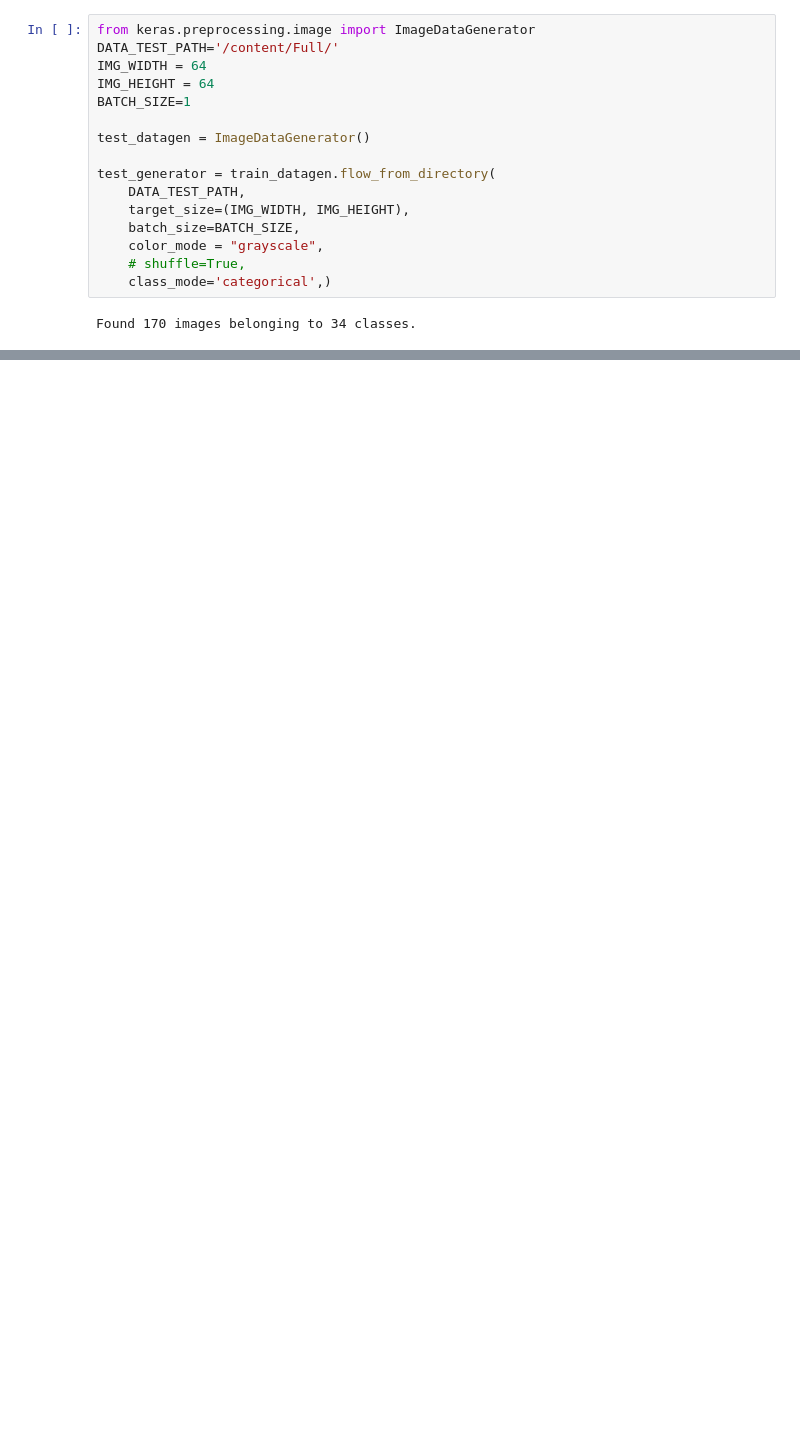
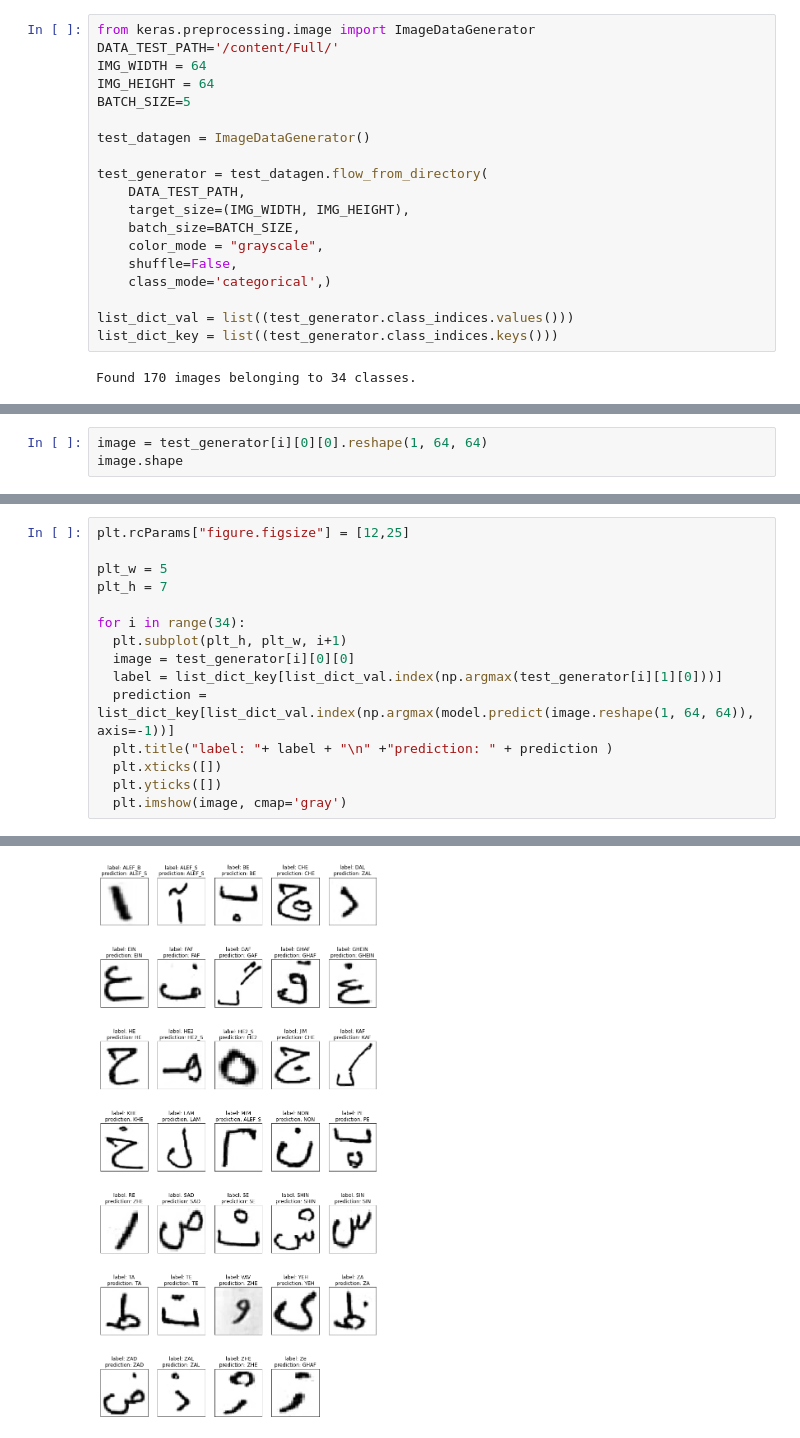
Before and after one commit to ali-f-alfa/Persian-Handwriting-Recognition, a Jupyter notebook: Persian_Handwriting_Character_Recognition_.ipynb, the cells around one changed output, grey strips where cells are left out. Drawn from its saved outputs; the diff is of its cells as text; blank space fills up the shorter version.

```diff
--- a/Persian_Handwriting_Character_Recognition_.ipynb
+++ b/Persian_Handwriting_Character_Recognition_.ipynb
@@ -1157,17 +1125,20 @@ from keras.preprocessing.image import ImageDataGenerator
 DATA_TEST_PATH='/content/Full/'
 IMG_WIDTH = 64
 IMG_HEIGHT = 64
-BATCH_SIZE=1
+BATCH_SIZE=5
 
 test_datagen = ImageDataGenerator()
 
-test_generator = train_datagen.flow_from_directory(
+test_generator = test_datagen.flow_from_directory(
     DATA_TEST_PATH,
     target_size=(IMG_WIDTH, IMG_HEIGHT),
     batch_size=BATCH_SIZE,
     color_mode = "grayscale",
-    # shuffle=True,
+    shuffle=False,
     class_mode='categorical',)
+
+list_dict_val = list((test_generator.class_indices.values()))
+list_dict_key = list((test_generator.class_indices.keys()))
 # %% [output]
 Found 170 images belonging to 34 classes.
 # %%
@@ -1181,0 +1149,3 @@ len(H2)
+# %%
+image = test_generator[i][0][0].reshape(1, 64, 64)
+image.shape
@@ -1181,0 +1154,16 @@ len(H2)
+# %%
+plt.rcParams["figure.figsize"] = [12,25]
+
+plt_w = 5
+plt_h = 7
+
+for i in range(34):
+  plt.subplot(plt_h, plt_w, i+1)
+  image = test_generator[i][0][0]
+  label = list_dict_key[list_dict_val.index(np.argmax(test_generator[i][1][0]))]
+  prediction = list_dict_key[list_dict_val.index(np.argmax(model.predict(image.reshape(1, 64, 64)), axis=-1))]
+  plt.title("label: "+ label + "\n" +"prediction: " + prediction )
+  plt.xticks([])
+  plt.yticks([])
+  plt.imshow(image, cmap='gray')
+# %% [output]
@@ -1181,0 +1187 @@ len(H2)
+[figure, added]
```
Also changed, not shown: parts of 8 cells of this notebook.
